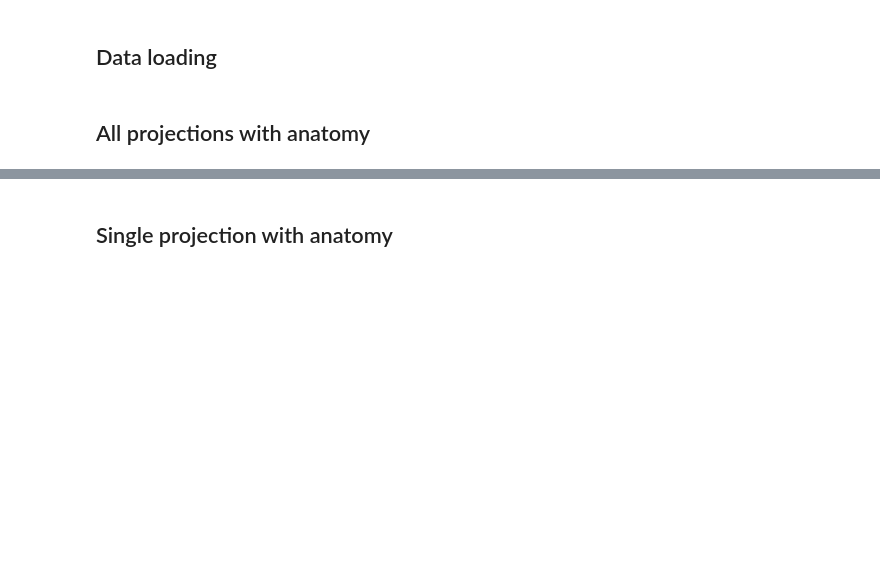
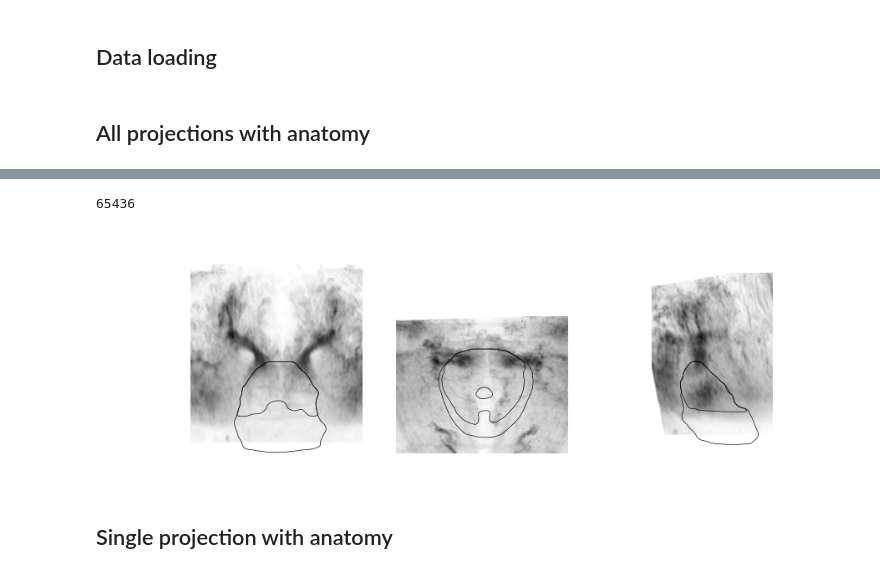
Before and after one commit to portugueslab/lotr, a Jupyter notebook: notebooks/anatomy/Figure 4 panels.ipynb, the cells around one changed output, grey strips where cells are left out. Cells and saved outputs as stored; diff of their text form; code cells hidden in the pictures; blank space fills up the shorter version.

```diff
--- a/notebooks/anatomy/Figure 4 panels.ipynb
+++ b/notebooks/anatomy/Figure 4 panels.ipynb
@@ -39,38 +42,19 @@ annotation_dipn = atlas.get_structure_mask("dors_ipn") > 0  # binary_dilation(,
 # %%
 # Load the EM and mirror neurons on one side:
-em_path = DATASET_LOCATION.parent / "anatomy" / "all_ahb.k.zip"
+em_path = DATASET_LOCATION.parent / "anatomy" / "aHB_dIPN.k.zip"
 
-neurons_list = load_skeletons_from_zip(em_path)
+sel_neurons = load_skeletons_from_zip(em_path)
 
-for n in neurons_list:
+sel_neurons_not_mirr = sel_neurons.copy()
+for n in sel_neurons:
     n.mirror_right = True
-
-# Select neurons with projections internal to the dIPN:
-sel_neurons = [
-    n
-    for n in neurons_list
-    if ("bilat" in n.comments or "bilatdend" in n.comments)
-    and not "proj" in n.comments
-    and "dipn" in n.comments.split("_")
-]
-
-neurons_list_not_mirr = load_skeletons_from_zip(em_path)
-
-# Select neurons with projections internal to the dIPN:
-sel_neurons_not_mirr = [
-    n
-    for n in neurons_list_not_mirr
-    if ("bilat" in n.comments or "bilatdend" in n.comments)
-    and not "proj" in n.comments
-    and "dipn" in n.comments.split("_")
-]
 # %%
 #  Specify axes limits over all dimensions:
 bs = dict(frontal=(30, 180), vertical=(-4, 170), sagittal=(-50, 120))
 
 plotter = pltltr.AtlasPlotter(
     atlas=atlas,
-    structures=["ipn", "dors_ipn"],
+    structures=["ipn", "dipn"],
     mask_slices=dict(frontal=slice(0, 120)),
     bounds_dict=dict(
         frontal=[bs["vertical"], bs["frontal"]],
@@ -93,12 +77,6 @@ coords = coords_not_mirr.copy()
 left = coords[:, 2] < MIDLINES["ipn"]
 coords[left, 2] = MIDLINES["ipn"] + (MIDLINES["ipn"] - coords[left, 2])
 idx_coords = (coords * 2).astype(int)
-# %%
-density_stack = np.zeros(gad1b_stack.shape)
-density_stack[idx_coords[:, 0], idx_coords[:, 1], idx_coords[:, 2]] = 1
-filt_dens = gaussian_filter(density_stack, 8)
-# %%
-filt_dens[filt_dens < 0.0004] = 0
 # %%
 f, axs = plotter.generate_projection_plots()
 for n in sel_neurons:
@@ -214,24 +199,30 @@ pltltr.savefig("dipn_neurons_onlyring", folder="S11")
+# %%
+im.max()
+# %% [output]
+65436
 # %%
 f, axs = plotter.generate_projection_plots()
 t = [False, False, True]
 gad1b_slices = [slice(20, 170), slice(None), slice(None)]
 for i in range(3):
     slices = [slice(None, None),] * 3
     slices[i] = gad1b_slices[i]
     im = gad1b_stack[slices].max(i)
     im_dens = filt_dens.max(i)
     if t[i]:
         im = im.T
         im_dens = im_dens.T
     axs[i].imshow(
         im,
         origin="lower",
         cmap="gray_r",
-        vmin=450,
+        vmin=0,
         vmax=10000,
         extent=(0, gad1b_stack.shape[2] / 2, 0, gad1b_stack.shape[1] / 2),
     )
 pltltr.savefig("dipn_neurons_onlyanat", folder="S11")
+# %% [output]
+[figure, added]
 # %% [markdown]
 ## Single projection with anatomy
 # %%
```
Also changed, not shown: parts of 11 cells of this notebook, 11 other files.
